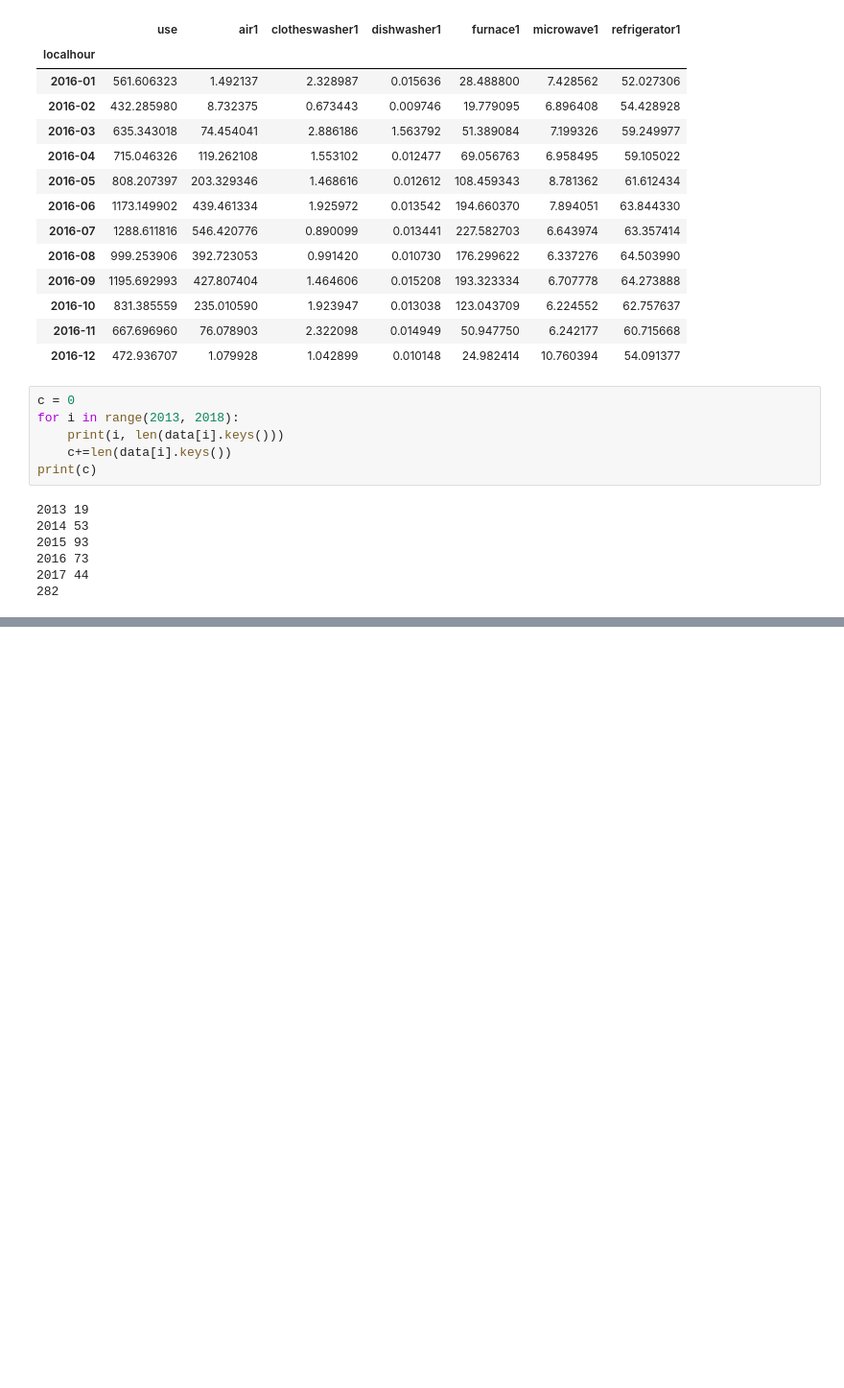
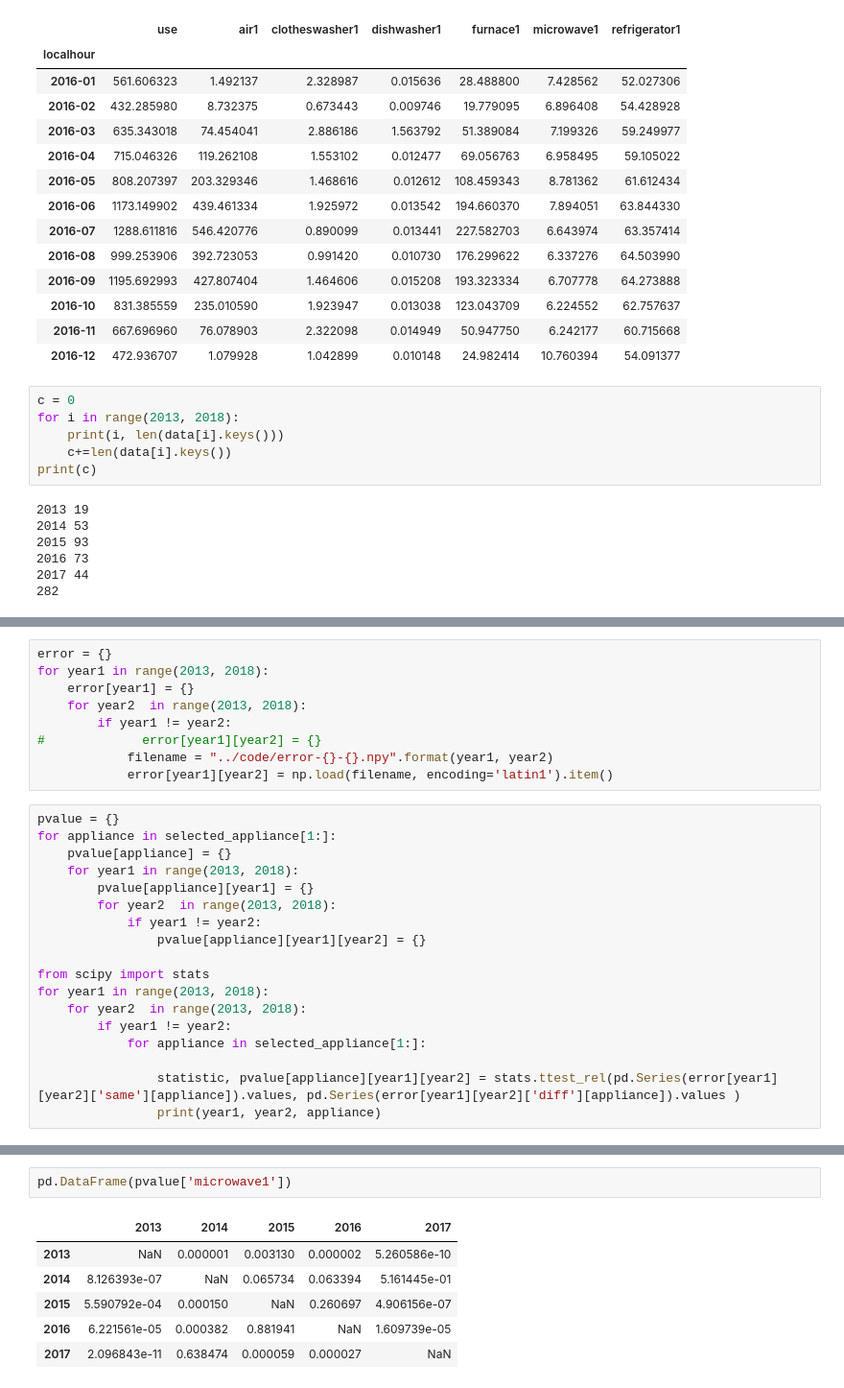
Before and after one commit to yilingjia/dataport, a Jupyter notebook: notebook/data_analysis_outliers.ipynb, the cells around one changed output, grey strips where cells are left out. Shown at 96% size. Drawn from its saved outputs; the diff is of its cells as text; blank space fills up the shorter version.

```diff
--- a/notebook/data_analysis_outliers.ipynb
+++ b/notebook/data_analysis_outliers.ipynb
@@ -136,0 +135,27 @@ np.save("./data-2013-2017-observed-filtered.npy", data)
+# %%
+error = {}
+for year1 in range(2013, 2018):
+    error[year1] = {}
+    for year2  in range(2013, 2018):
+        if year1 != year2:
+#             error[year1][year2] = {}
+            filename = "../code/error-{}-{}.npy".format(year1, year2)
+            error[year1][year2] = np.load(filename, encoding='latin1').item()
+# %%
+pvalue = {}
+for appliance in selected_appliance[1:]:
+    pvalue[appliance] = {}
+    for year1 in range(2013, 2018):
+        pvalue[appliance][year1] = {}
+        for year2  in range(2013, 2018):
+            if year1 != year2:
+                pvalue[appliance][year1][year2] = {}
+
+from scipy import stats
+for year1 in range(2013, 2018):
+    for year2  in range(2013, 2018):
+        if year1 != year2:
+            for appliance in selected_appliance[1:]:
+
+                statistic, pvalue[appliance][year1][year2] = stats.ttest_rel(pd.Series(error[year1][year2]['same'][appliance]).values, pd.Series(error[year1][year2]['diff'][appliance]).values )
+                print(year1, year2, appliance)
@@ -136,0 +180,9 @@ np.save("./data-2013-2017-observed-filtered.npy", data)
+# %%
+pd.DataFrame(pvalue['microwave1'])
+# %% [output]
+|  | 2013 | 2014 | 2015 | 2016 | 2017 |
+| 2013 | NaN | 0.000001 | 0.003130 | 0.000002 | 5.260586e-10 |
+| 2014 | 8.126393e-07 | NaN | 0.065734 | 0.063394 | 5.161445e-01 |
+| 2015 | 5.590792e-04 | 0.000150 | NaN | 0.260697 | 4.906156e-07 |
+| 2016 | 6.221561e-05 | 0.000382 | 0.881941 | NaN | 1.609739e-05 |
+| 2017 | 2.096843e-11 | 0.638474 | 0.000059 | 0.000027 | NaN |
```
Also changed, not shown: parts of 2 cells of this notebook.
